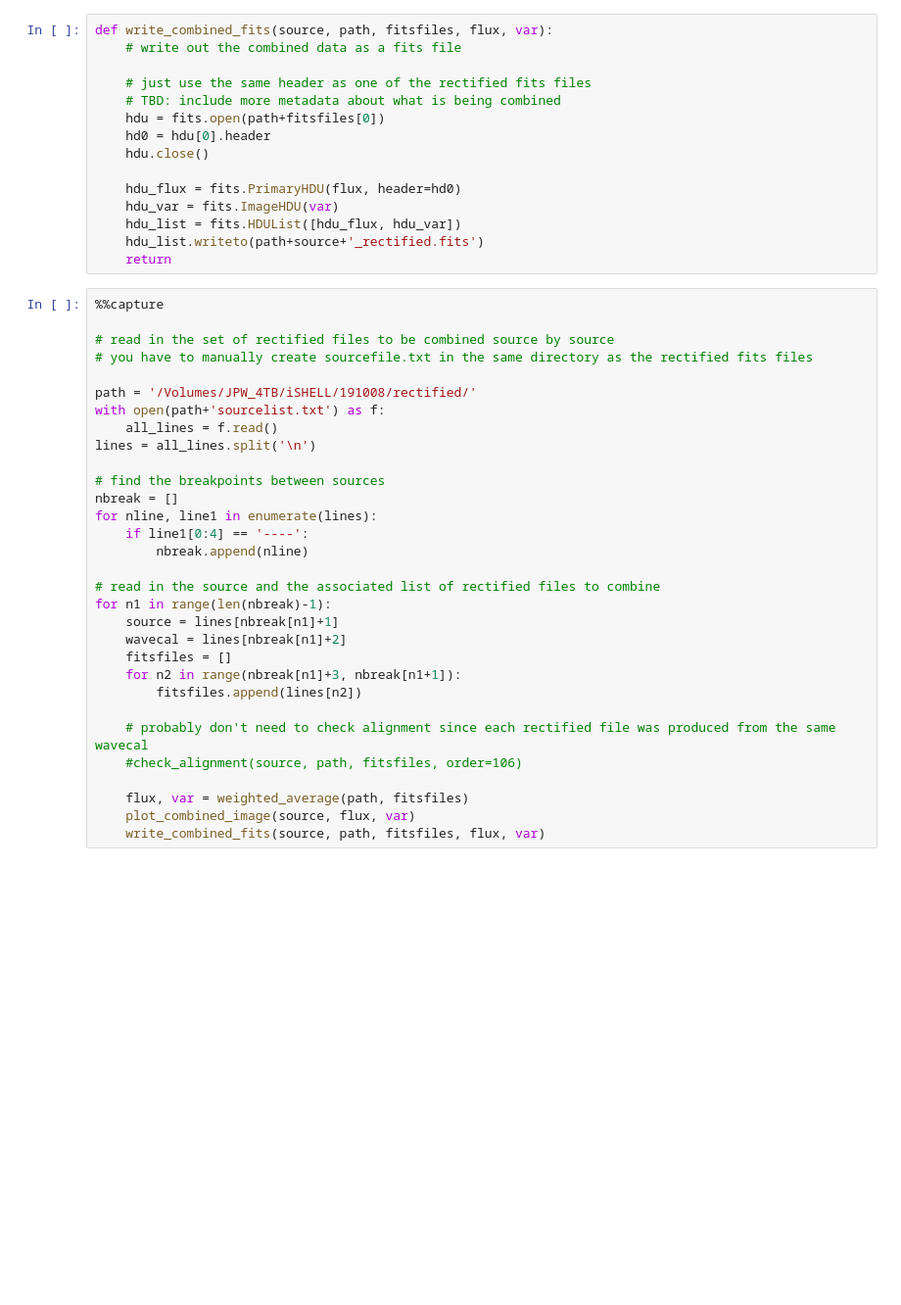
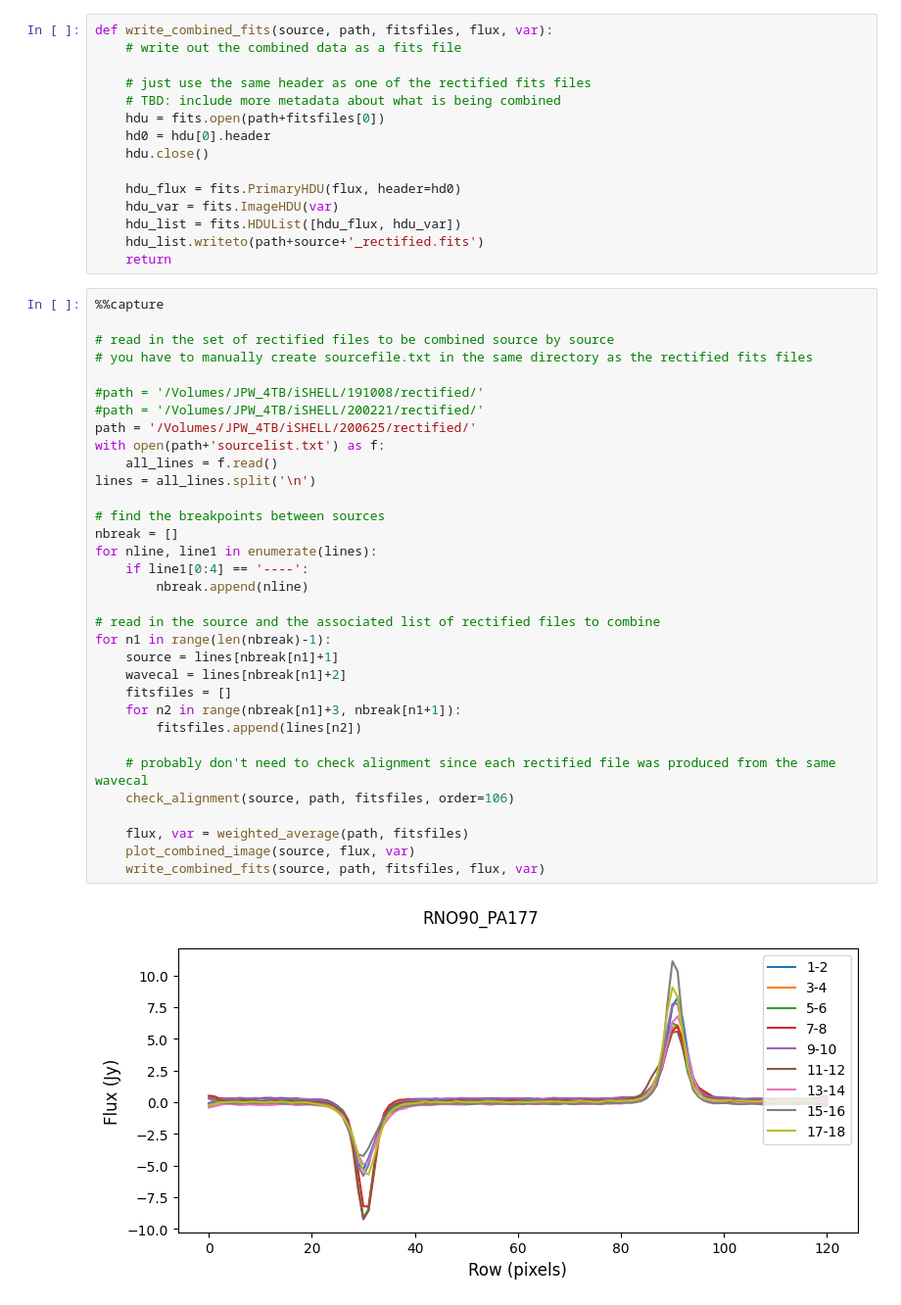
Before and after one commit to interstellarmedium/spectroastrometry, a Jupyter notebook: add_rectified.ipynb, the cells around one changed output. Shown at 98% size. Drawn from its saved outputs; the diff is of its cells as text; blank space fills up the shorter version.

```diff
--- a/add_rectified.ipynb
+++ b/add_rectified.ipynb
@@ -89,31 +89,35 @@ def write_combined_fits(source, path, fitsfiles, flux, var):
 # %%
 %%capture
 
 # read in the set of rectified files to be combined source by source
 # you have to manually create sourcefile.txt in the same directory as the rectified fits files
 
-path = '/Volumes/JPW_4TB/iSHELL/191008/rectified/'
+#path = '/Volumes/JPW_4TB/iSHELL/191008/rectified/'
+#path = '/Volumes/JPW_4TB/iSHELL/200221/rectified/'
+path = '/Volumes/JPW_4TB/iSHELL/200625/rectified/'
 with open(path+'sourcelist.txt') as f:
     all_lines = f.read()
 lines = all_lines.split('\n')
 
 # find the breakpoints between sources
 nbreak = []
 for nline, line1 in enumerate(lines):
     if line1[0:4] == '----':
         nbreak.append(nline)
 
 # read in the source and the associated list of rectified files to combine
 for n1 in range(len(nbreak)-1):
     source = lines[nbreak[n1]+1]
     wavecal = lines[nbreak[n1]+2]
     fitsfiles = []
     for n2 in range(nbreak[n1]+3, nbreak[n1+1]):
         fitsfiles.append(lines[n2])
 
     # probably don't need to check alignment since each rectified file was produced from the same wavecal
-    #check_alignment(source, path, fitsfiles, order=106)
+    check_alignment(source, path, fitsfiles, order=106)
 
     flux, var = weighted_average(path, fitsfiles)
     plot_combined_image(source, flux, var)
     write_combined_fits(source, path, fitsfiles, flux, var)
+# %% [output]
+[figure, added]
```
Also changed, not shown: parts of 1 cell of this notebook, 3 other files.
